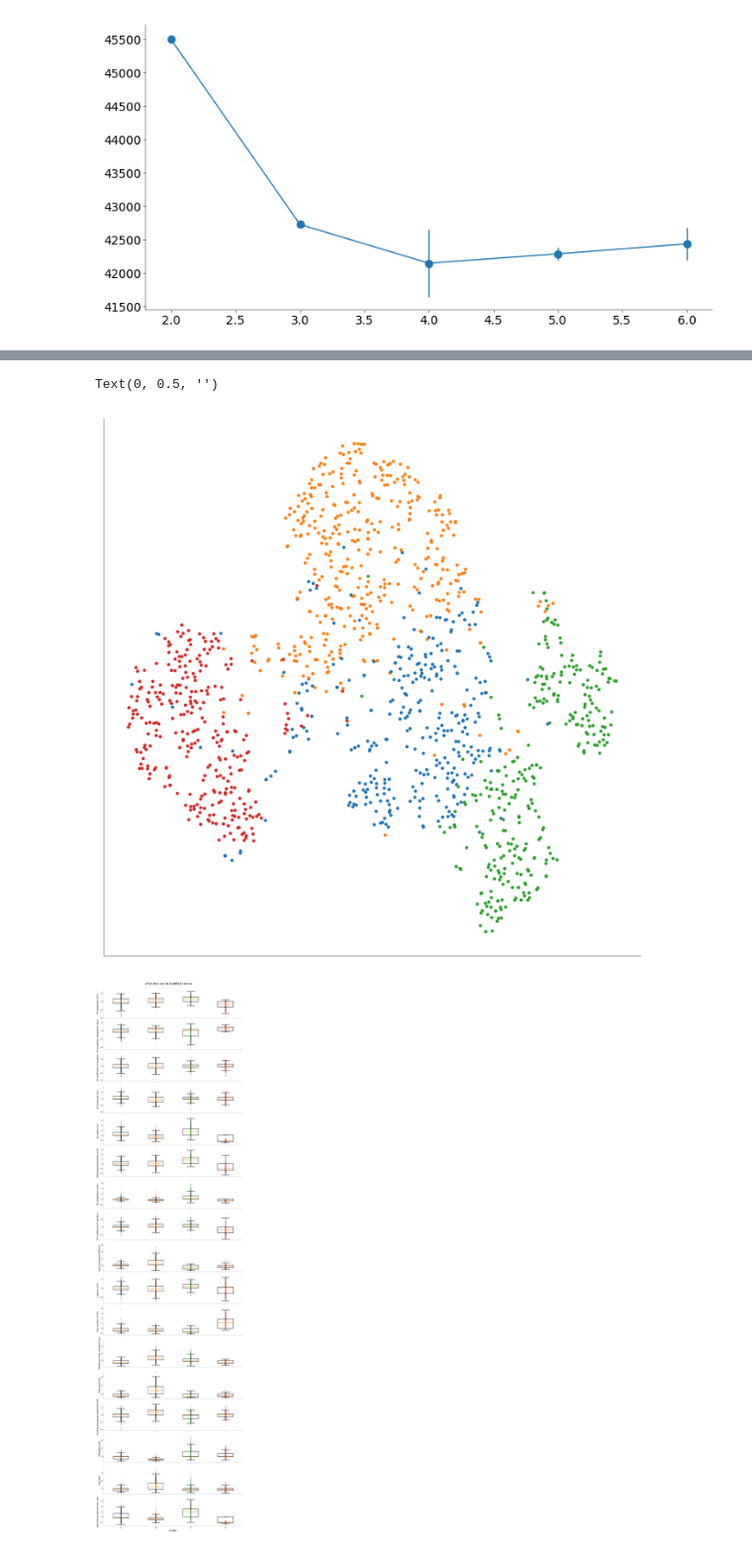
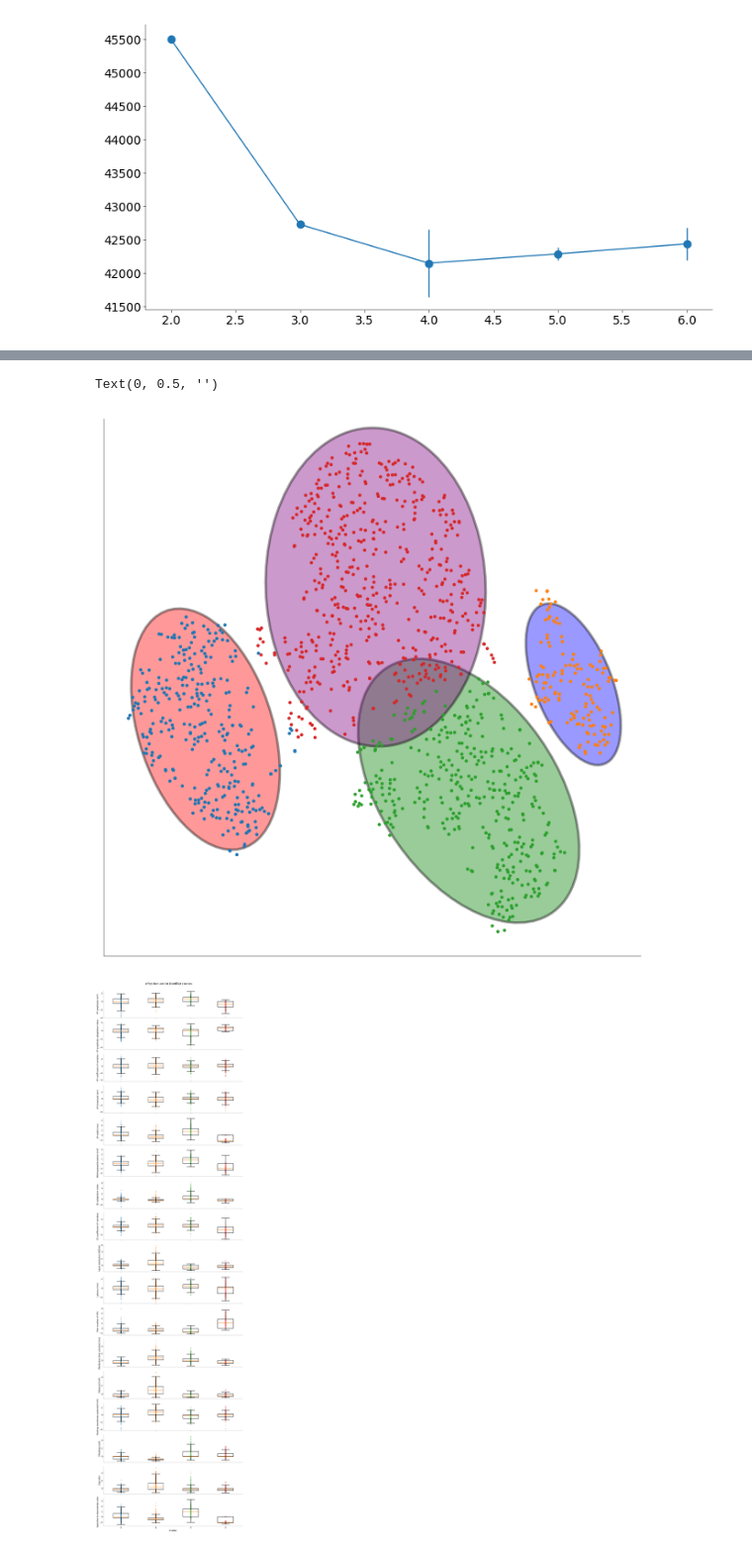
Before and after one commit to Artemii-Shlychkov/NDS_project, a Jupyter notebook: notebooks/Practical_notebook.ipynb, the cells around one changed output, grey strips where cells are left out. Shown at 99% size. Drawn from its saved outputs; the diff is of its cells as text; code cells hidden in the pictures.

Commit message:
playing around with TSNE

```diff
--- a/notebooks/Practical_notebook.ipynb
+++ b/notebooks/Practical_notebook.ipynb
@@ -496,20 +542,28 @@ ax.scatter(PCinit[:, 0], PCinit[:, 1], s=10, c=cluster_colors[keepcells], alpha=
 # %%
 Z = TSNE(
     init=PCinit, early_exaggeration=4, random_state=42, perplexity=20
 ).fit_transform(ephysData_filtered)
 
+gmm_tsne = GMM(n_components=sklearn_optimal_cluster_number, random_state=42).fit(Z)
+
+cluster_ids = gmm_tsne.predict(Z)
+likelihood = gmm_tsne.score_samples(Z)  # log likelihood
+means = gmm_tsne.means_
+
 
 fig, ax = plt.subplots(1, 1, figsize=(6, 6))
+for i in range(sklearn_optimal_cluster_number):
+    plot_ellipse(means[i], gmm_tsne.covariances_[i], colors[i], ax)
 ax.scatter(Z[:, 0], Z[:, 1], c=plt.cm.tab10(cluster_ids), s=10, alpha=1)
 ax.set_xlabel("tSNE1")
 ax.set_ylabel("tSNE2")
 ax.set_xticks([])
 ax.set_yticks([])
 ax.set_xlabel("")
 ax.set_ylabel("")
 # %% [output]
 Text(0, 0.5, '')
-[figure, old version]
+[figure, new version]
 # %%
 data = ephysData_filtered
 features = ephysNames[~np.isin(ephysNames, features_exclude)]
```
Also changed, not shown: parts of 4 cells of this notebook.
